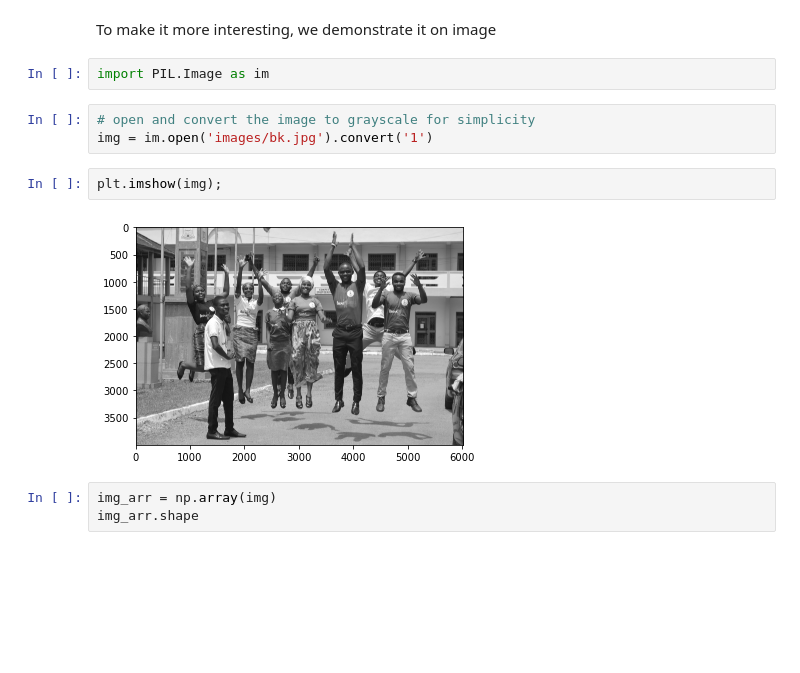
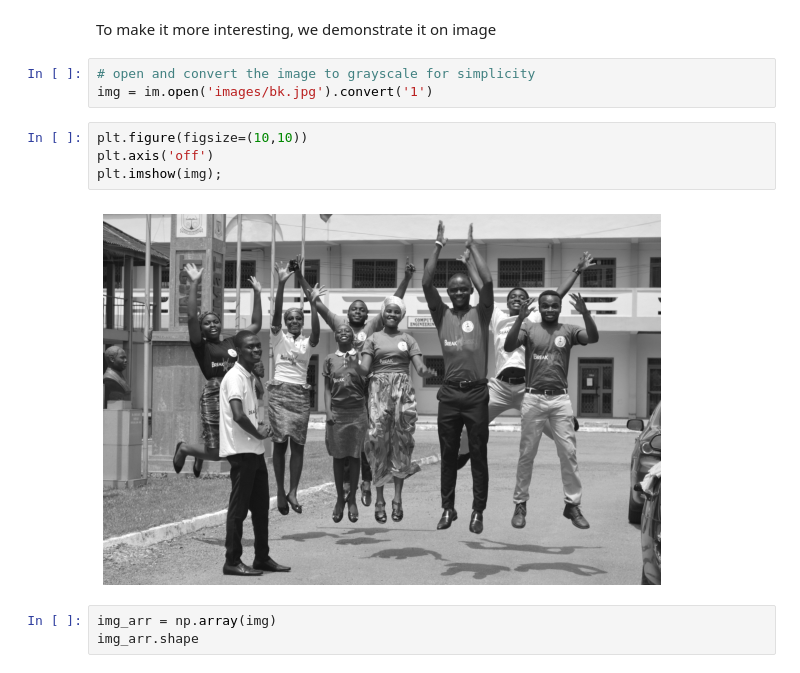
Before and after one commit to asiedubrempong/fastai-experiments, a Jupyter notebook: foundations/svd.ipynb, the cells around one changed output. Cells and saved outputs as stored; diff of their text form; blank space fills up the shorter version.

Commit message:
fix image approximation

```diff
--- a/foundations/svd.ipynb
+++ b/foundations/svd.ipynb
@@ -165,15 +169,15 @@ Data Compression
 ![matrix approximation](images/approx.png)
 # %% [markdown]
 To make it more interesting, we demonstrate it on image
-# %%
-import PIL.Image as im
 # %%
 # open and convert the image to grayscale for simplicity
 img = im.open('images/bk.jpg').convert('1')
-# %%
-plt.imshow(img);
-# %% [output]
-[figure, removed]
+# %%
+plt.figure(figsize=(10,10))
+plt.axis('off')
+plt.imshow(img);
+# %% [output]
+[figure, added]
 # %%
 img_arr = np.array(img)
 img_arr.shape
```
Also changed, not shown: parts of 35 cells of this notebook, 2 other files.
